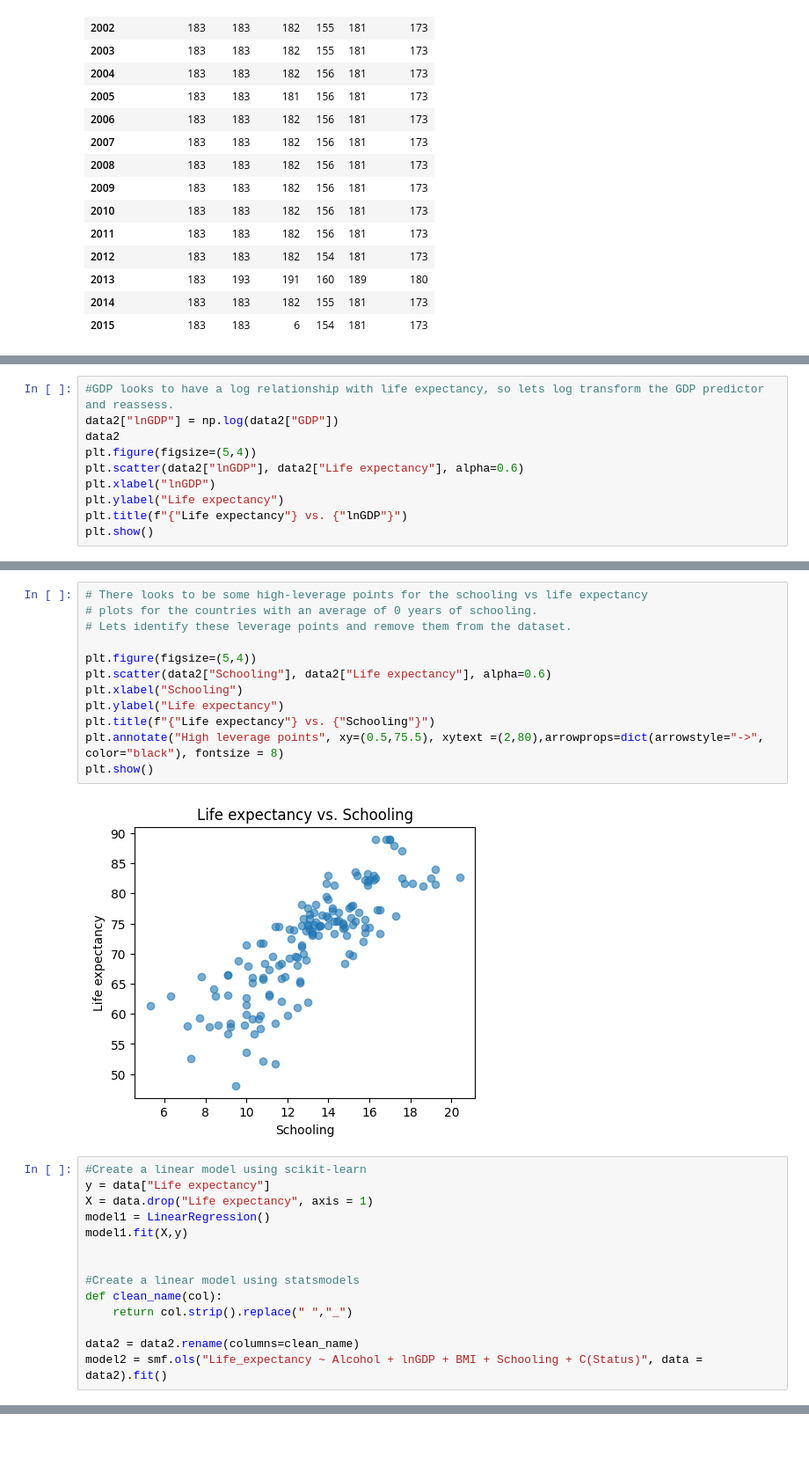
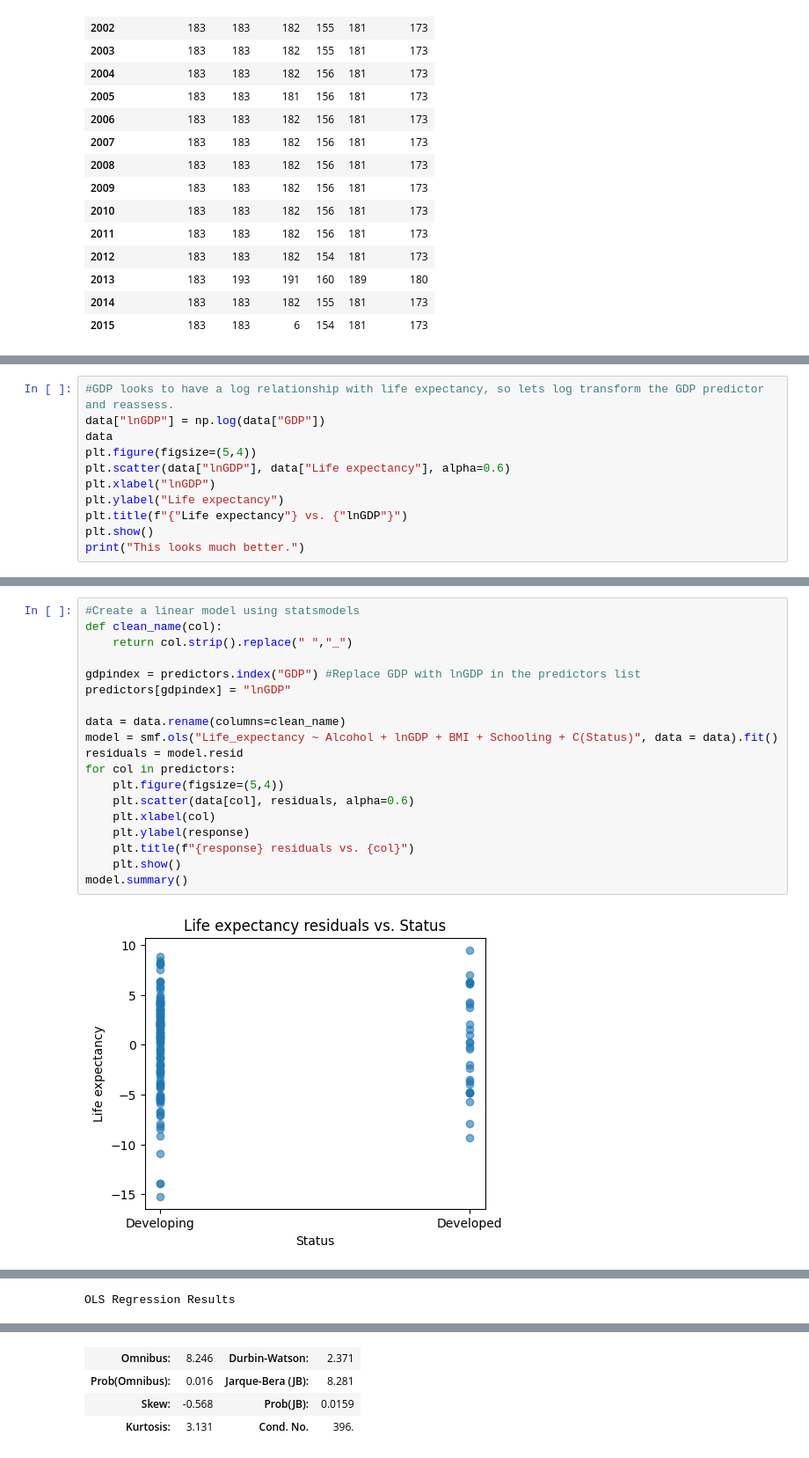
Before and after one commit to Nolan6Jensen/life-expectancy-modeling, a Jupyter notebook: analysis1.ipynb, the cells around one changed output, grey strips where cells are left out. Shown at 88% size. Drawn from its saved outputs; the diff is of its cells as text.

```diff
--- a/analysis1.ipynb
+++ b/analysis1.ipynb
@@ -147,12 +165,13 @@ memory usage: 32.9+ KB
 # %%
 #GDP looks to have a log relationship with life expectancy, so lets log transform the GDP predictor and reassess.
-data2["lnGDP"] = np.log(data2["GDP"])
-data2
+data["lnGDP"] = np.log(data["GDP"])
+data
 plt.figure(figsize=(5,4))
-plt.scatter(data2["lnGDP"], data2["Life expectancy"], alpha=0.6)
+plt.scatter(data["lnGDP"], data["Life expectancy"], alpha=0.6)
 plt.xlabel("lnGDP")
 plt.ylabel("Life expectancy")
 plt.title(f"{"Life expectancy"} vs. {"lnGDP"}")
 plt.show()
+print("This looks much better.")
 # %% [output]
 [figure]
@@ -159,28 +179,21 @@ plt.show()
-# %%
-# There looks to be some high-leverage points for the schooling vs life expectancy
-# plots for the countries with an average of 0 years of schooling.
-# Lets identify these leverage points and remove them from the dataset.
-
-plt.figure(figsize=(5,4))
-plt.scatter(data2["Schooling"], data2["Life expectancy"], alpha=0.6)
-plt.xlabel("Schooling")
-plt.ylabel("Life expectancy")
-plt.title(f"{"Life expectancy"} vs. {"Schooling"}")
-plt.annotate("High leverage points", xy=(0.5,75.5), xytext =(2,80),arrowprops=dict(arrowstyle="->", color="black"), fontsize = 8)
-plt.show()
-# %% [output]
-[figure, removed]
 # %%
-#Create a linear model using scikit-learn
-y = data["Life expectancy"]
-X = data.drop("Life expectancy", axis = 1)
-model1 = LinearRegression()
-model1.fit(X,y)
-
-
 #Create a linear model using statsmodels
 def clean_name(col):
     return col.strip().replace(" ","_")
 
-data2 = data2.rename(columns=clean_name)
-model2 = smf.ols("Life_expectancy ~ Alcohol + lnGDP + BMI + Schooling + C(Status)", data = data2).fit()
+gdpindex = predictors.index("GDP") #Replace GDP with lnGDP in the predictors list
+predictors[gdpindex] = "lnGDP"
+
+data = data.rename(columns=clean_name)
+model = smf.ols("Life_expectancy ~ Alcohol + lnGDP + BMI + Schooling + C(Status)", data = data).fit()
+residuals = model.resid
+for col in predictors:
+    plt.figure(figsize=(5,4))
+    plt.scatter(data[col], residuals, alpha=0.6)
+    plt.xlabel(col)
+    plt.ylabel(response)
+    plt.title(f"{response} residuals vs. {col}")
+    plt.show()
+model.summary()
+# %% [output]
+[figure, added]
@@ -186,0 +204 @@ model2 = smf.ols("Life_expectancy ~ Alcohol + lnGDP + BMI + Schooling + C(Status
+OLS Regression Results
@@ -186,0 +221,4 @@ model2 = smf.ols("Life_expectancy ~ Alcohol + lnGDP + BMI + Schooling + C(Status
+| Omnibus: | 8.246 | Durbin-Watson: | 2.371 |
+| Prob(Omnibus): | 0.016 | Jarque-Bera (JB): | 8.281 |
+| Skew: | -0.568 | Prob(JB): | 0.0159 |
+| Kurtosis: | 3.131 | Cond. No. | 396. |
```
Also changed, not shown: parts of 9 cells of this notebook.
